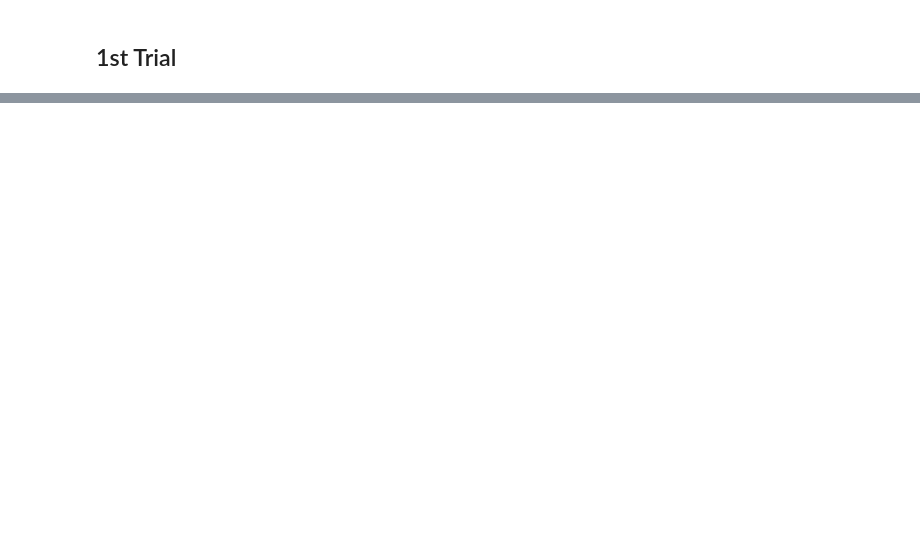
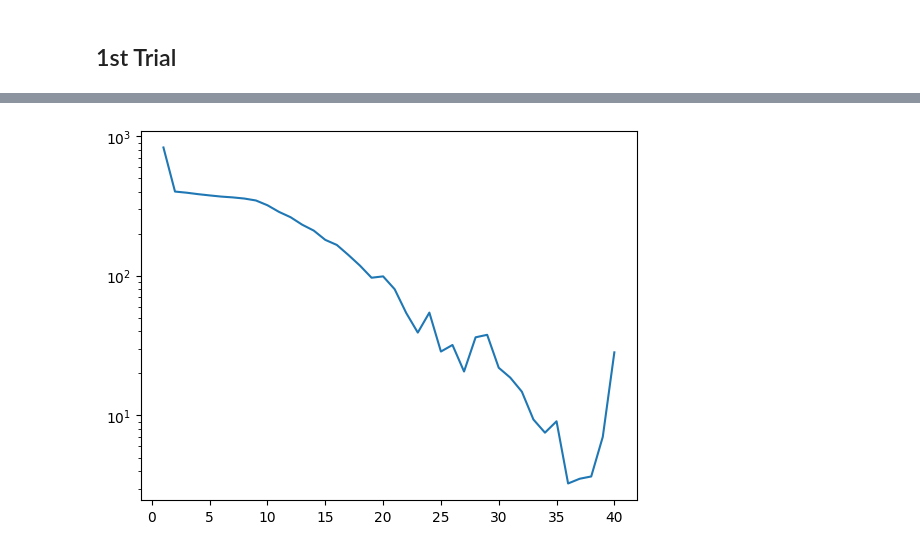
Before and after one commit to chusanapunn/pneu_class, a Jupyter notebook: report.ipynb, the cells around one changed output, grey strips where cells are left out. Saved outputs shown, nothing was run; the diff lists cells and outputs as text; code cells hidden in the pictures; blank space fills up the shorter version.

Commit message:
writing report, regen images

```diff
--- a/report.ipynb
+++ b/report.ipynb
@@ -52,0 +3,38 @@ Try LeakyRELU activation function
+# %%
+import torch
+import numpy as np
+
+import torchvision
+from torch.utils.data import DataLoader
+from torch.backends import mps
+import torch.optim as optim
+import matplotlib.pyplot as plt
+import torch.nn as nn
+from net_covid19 import Covid19Net
+from net_a import ANET
+import time
+
+
+def imshow(img, title=None):
+  ''' function to show image '''
+  plt.imshow(img.permute(1, 2, 0))
+  if title is not None:
+    plt.title(title)
+  plt.show()
+
+# setup some path variables
+project_path = './'
+data_path = project_path + 'data/Pneumonia/X-Ray_70-30/'
+
+# select device to run the computations on
+if mps.is_available(): # MAcOS with Metal support
+    device = torch.device('mps')
+elif torch.cuda.is_available(): # Nvidia GPU
+    device = torch.device('cuda')
+else: # CPU
+    device = torch.device('cpu')
+
+# device = torch.device('cpu') # uncomment this line to run on CPU
+print(20*"#")
+print("Device used: ", device)
+print(20*"#")
@@ -52,0 +220,7 @@ Try LeakyRELU activation function
+# %%
+
+plt.yscale("log")
+plt.plot(e_,loss_)
+plt.show()
+# %% [output]
+[figure, added]
```
Also changed, not shown: parts of 26 cells of this notebook, 4 other files.
